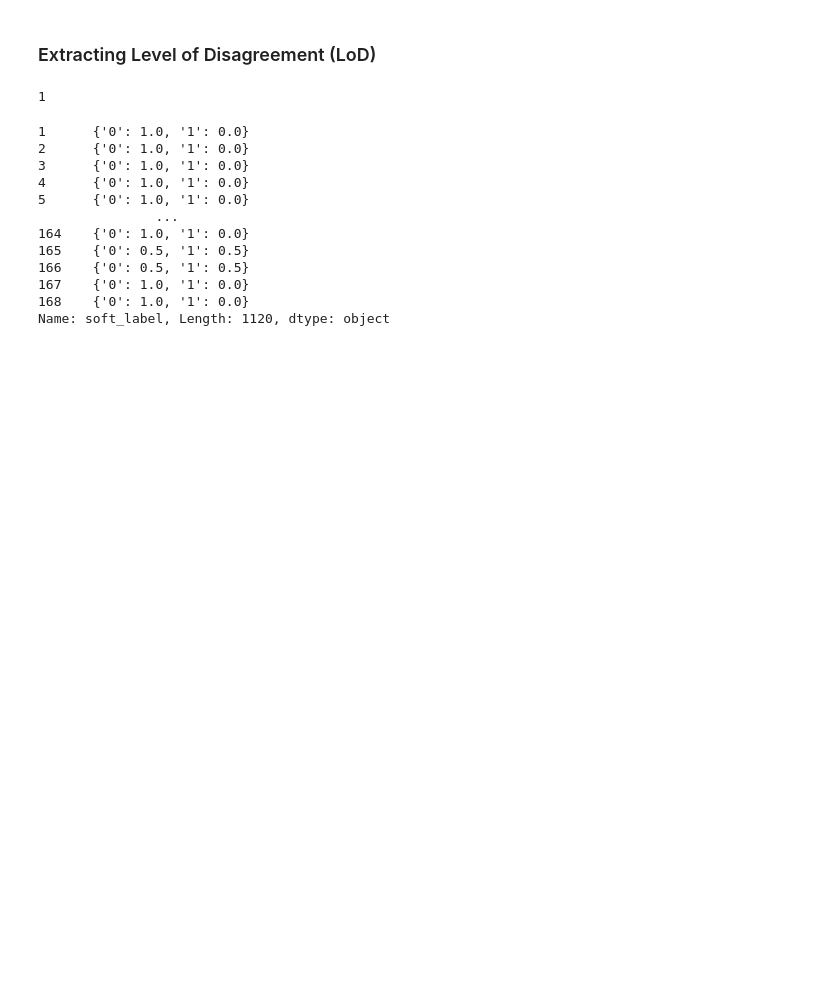
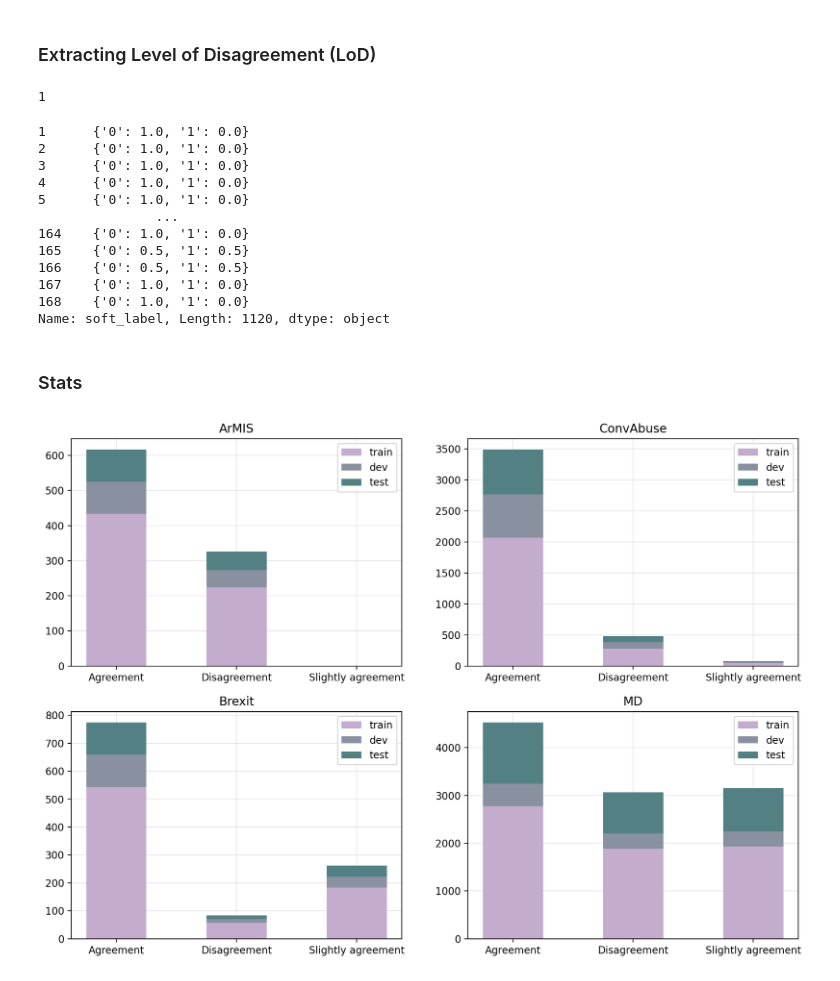
Before and after one commit to DanielSc4/Approach-LWD, a Jupyter notebook: src/Disagreement_extr.ipynb, the cells around one changed output. Saved outputs shown, nothing was run; the diff lists cells and outputs as text; code cells hidden in the pictures; blank space fills up the shorter version.

```diff
--- a/src/Disagreement_extr.ipynb
+++ b/src/Disagreement_extr.ipynb
@@ -72,3 +72,44 @@ for name in dfs:
 # storing to disk
 for name in dfs:
     dfs[name].to_csv(f'../data/{name}_LoD.csv')
+# %% [markdown]
+### Stats
+# %%
+import matplotlib.pyplot as plt
+palette = ['#DFD9E2', '#C3ACCE', '#89909F', '#538083', '#2A7F62']
+# %%
+counts = {}
+for name in dfs:
+    counts[name] = {}
+    for split in ['train', 'dev', 'test']:
+        counts[name][split] = [
+            sum(dfs[name][dfs[name]['split'] == split]['disagreement_lev'] == 0),   # agreement
+            sum(dfs[name][dfs[name]['split'] == split]['disagreement_lev'] == 1),   # disagreement
+            sum(dfs[name][dfs[name]['split'] == split]['disagreement_lev'] == 2),   # slightly disagreement/agreement
+        ]
+# %%
+disag_labels = (
+    'Agreement',
+    'Disagreement',
+    'Slightly agreement',
+)
+width = 0.5
+plt.figure(figsize=(13, 9), dpi = 200)
+
+for i, name in enumerate(dfs, start = 1):
+    plt.subplot(2, 2, i)
+
+    bottom = np.zeros(3)
+    for (boolean, weight_count), c in zip(counts[name].items(), palette[1:4]):
+        plt.bar(disag_labels, weight_count, width, label=boolean, bottom=bottom, color = c, zorder = 2)
+        bottom += weight_count
+
+    # plt.ylim(0, 4800)
+    plt.grid(alpha = .3, zorder = 0)
+
+    plt.title(name)
+    plt.legend(loc = "upper right")
+
+plt.show()
+# %% [output]
+[figure, added]
```
Also changed, not shown: 7 other files.
